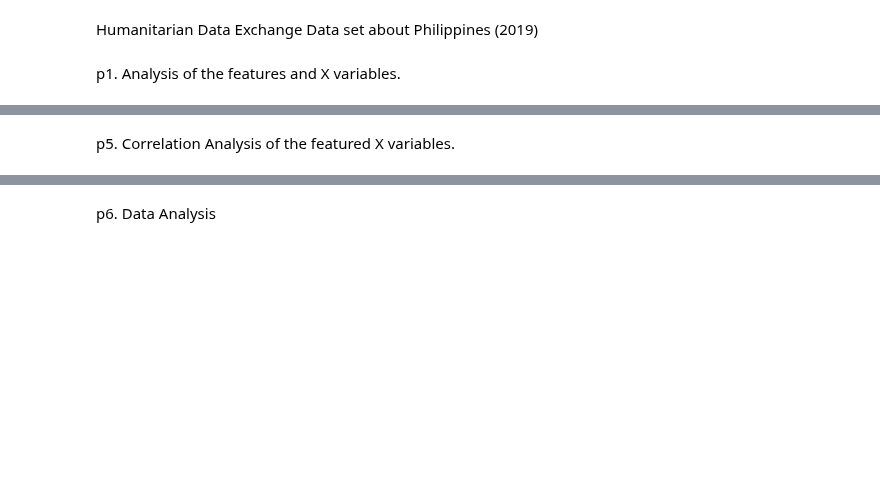
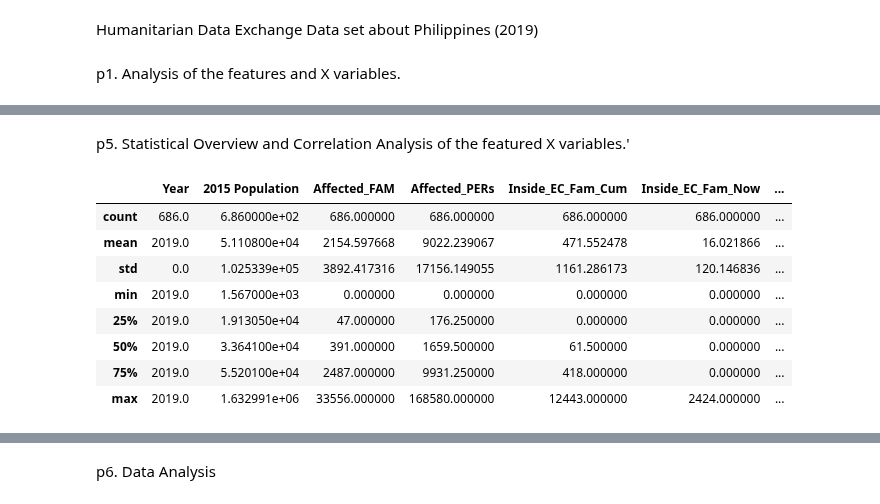
Before and after one commit to GEA960/ITBA-3207_TeamTyphoonAnalysts, a Jupyter notebook: Data Sets Coding Analysis/Data Analysis and Coding for Both Data Sets.ipynb, the cells around one changed output, grey strips where cells are left out. Drawn from its saved outputs; the diff is of its cells as text; code cells hidden in the pictures; blank space fills up the shorter version.

```diff
--- a/Data Sets Coding Analysis/Data Analysis and Coding for Both Data Sets.ipynb
+++ b/Data Sets Coding Analysis/Data Analysis and Coding for Both Data Sets.ipynb
@@ -162,2 +198,14 @@ dtype: int64
 # %% [markdown]
-p5. Correlation Analysis of the featured X variables.
+p5. Statistical Overview and Correlation Analysis of the featured X variables.'
+# %%
+new_df.describe()
+# %% [output]
+|  | Year | 2015 Population | Affected_FAM | Affected_PERs | Inside_EC_Fam_Cum | Inside_EC_Fam_Now | ... |
+| count | 686.0 | 6.860000e+02 | 686.000000 | 686.000000 | 686.000000 | 686.000000 | ... |
+| mean | 2019.0 | 5.110800e+04 | 2154.597668 | 9022.239067 | 471.552478 | 16.021866 | ... |
+| std | 0.0 | 1.025339e+05 | 3892.417316 | 17156.149055 | 1161.286173 | 120.146836 | ... |
+| min | 2019.0 | 1.567000e+03 | 0.000000 | 0.000000 | 0.000000 | 0.000000 | ... |
+| 25% | 2019.0 | 1.913050e+04 | 47.000000 | 176.250000 | 0.000000 | 0.000000 | ... |
+| 50% | 2019.0 | 3.364100e+04 | 391.000000 | 1659.500000 | 61.500000 | 0.000000 | ... |
+| 75% | 2019.0 | 5.520100e+04 | 2487.000000 | 9931.250000 | 418.000000 | 0.000000 | ... |
+| max | 2019.0 | 1.632991e+06 | 33556.000000 | 168580.000000 | 12443.000000 | 2424.000000 | ... |
```
Also changed, not shown: parts of 24 cells of this notebook.
